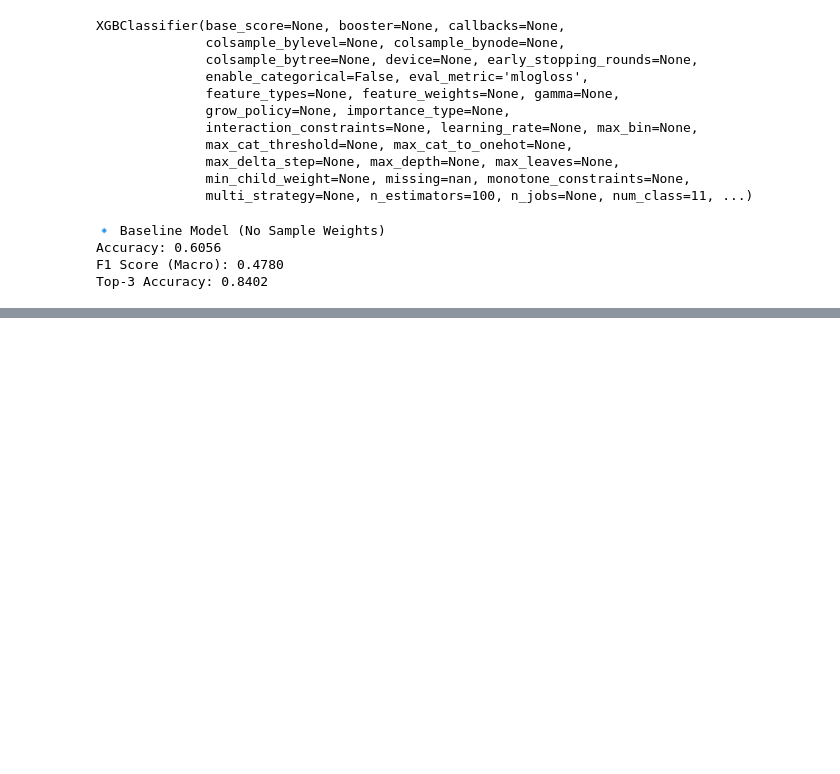
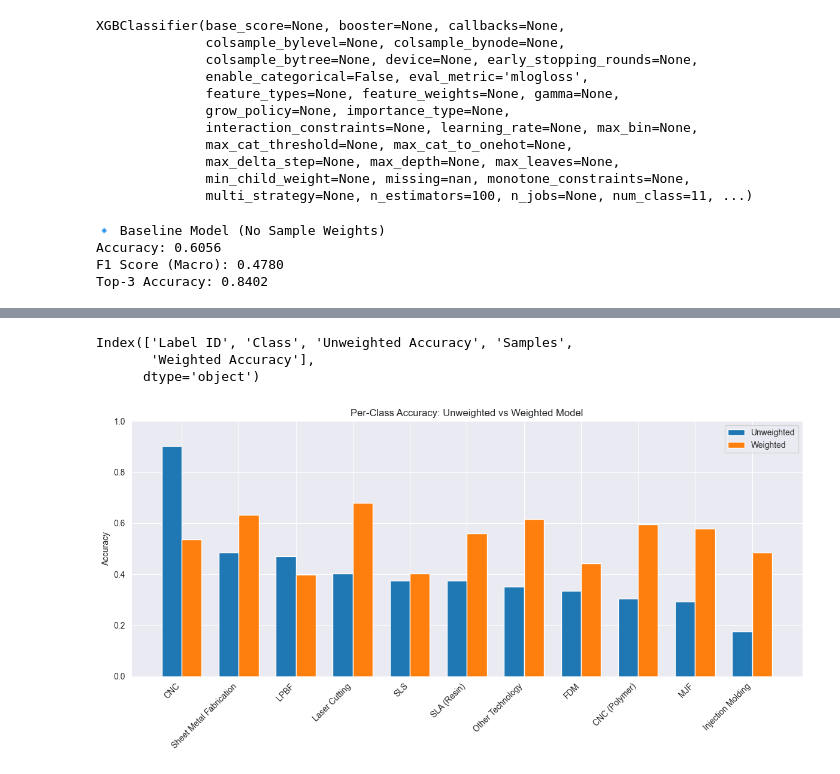
Before and after one commit to ml-phan/manufacturing-tech-gnn, a Jupyter notebook: baseline_model.ipynb, the cells around one changed output, grey strips where cells are left out. Saved outputs shown, nothing was run; the diff lists cells and outputs as text; code cells hidden in the pictures; blank space fills up the shorter version.

Commit message:
Add model baseline with weighted classes.

```diff
--- a/baseline_model.ipynb
+++ b/baseline_model.ipynb
@@ -176,0 +250,12 @@ sample_weights = compute_sample_weight(
+# %%
+y_pred_weighted = model_weighted.predict(X_test)
+y_prob_weighted = model_weighted.predict_proba(X_test)
+
+acc_w = accuracy_score(y_test, y_pred_weighted)
+f1_w = f1_score(y_test, y_pred_weighted, average='macro')
+top3_w = top_k_accuracy_score(y_test, y_prob_weighted, k=3)
+
+print("🔸 Weighted Model (Sample Weights Applied)")
+print(f"Accuracy: {acc_w:.4f}")
+print(f"F1 Score (Macro): {f1_w:.4f}")
+print(f"Top-3 Accuracy: {top3_w:.4f}")
@@ -176,0 +342,11 @@ sample_weights = compute_sample_weight(
+# %%
+df_per_class.rename(columns={"Accuracy": "Unweighted Accuracy"}, inplace=True)
+df_per_class_weighted.rename(columns={"Accuracy": "Weighted Accuracy"}, inplace=True)
+df_summary = pd.merge(
+    df_per_class,
+    df_per_class_weighted[["Label ID", "Weighted Accuracy"]],
+    on="Label ID",
+    how="inner"
+)
+df_summary = df_summary[['Label ID', 'Class', 'Unweighted Accuracy', 'Weighted Accuracy', 'Samples']]
+df_summary
@@ -176,0 +366,25 @@ sample_weights = compute_sample_weight(
+# %%
+df_summary.columns
+# %% [output]
+Index(['Label ID', 'Class', 'Unweighted Accuracy', 'Samples',
+       'Weighted Accuracy'],
+      dtype='object')
+# %%
+# Bar plots of both weighted and unweighted accuracy values
+labels = df_summary['Class']
+x = np.arange(len(labels))
+width = 0.35
+
+plt.figure(figsize=(12, 6))
+plt.bar(x - width/2, df_summary['Unweighted Accuracy'], width, label='Unweighted')
+plt.bar(x + width/2, df_summary['Weighted Accuracy'], width, label='Weighted')
+
+plt.ylabel("Accuracy")
+plt.title("Per-Class Accuracy: Unweighted vs Weighted Model")
+plt.xticks(ticks=x, labels=labels, rotation=45, ha='right')
+plt.ylim(0, 1)
+plt.legend()
+plt.tight_layout()
+plt.show()
+# %% [output]
+[figure, added]
```
Also changed, not shown: parts of 11 cells of this notebook.
